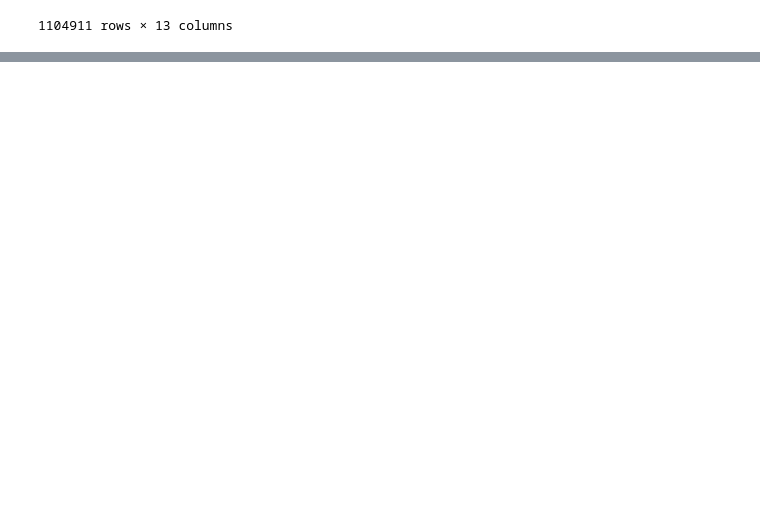
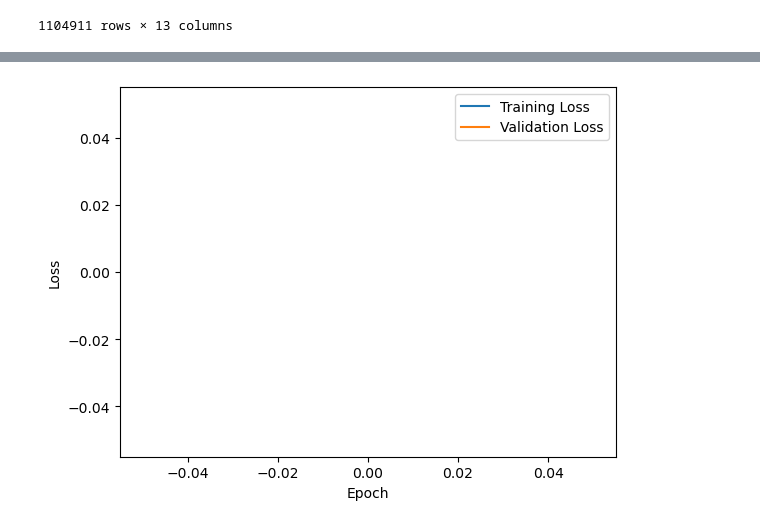
Before and after one commit to Iarla-Boyce/MSc-Project, a Jupyter notebook: DNN Forecaster.ipynb, the cells around one changed output, grey strips where cells are left out. Cells and saved outputs as stored; diff of their text form; code cells hidden in the pictures; blank space fills up the shorter version.

```diff
--- a/DNN Forecaster.ipynb
+++ b/DNN Forecaster.ipynb
@@ -416,0 +182,2 @@ ValueError: Can only compare identically-labeled Series objects
+# %%
+df['grid_cell_id'] = df['projection_x'].astype(str) + '_' + df['projection_y'].astype(str) + '_' + df['Month'].astype(str)  + '_' + df['Year'].astype(str)
@@ -416,0 +253,38 @@ ValueError: Can only compare identically-labeled Series objects
+# %%
+import torch
+import torch.nn as nn
+from torch.utils.data import DataLoader, TensorDataset
+import matplotlib.pyplot as plt
+
+class MLPForecaster(nn.Module):
+    def __init__(self, input_size):
+        super(MLPForecaster, self).__init__()
+        self.fc1 = nn.Linear(input_size, 64)
+        self.fc2 = nn.Linear(64, 1)
+
+    def forward(self, x):
+        x = torch.relu(self.fc1(x))
+        x = self.fc2(x)
+        return x
+# %%
+split_index = int(0.8 * len(df))
+
+target = df['Temp'].copy() # Create a copy of the 'Temp' column
+df = df.drop(['Temp', 'grid_cell_id'], axis=1)  # Now, you can safely drop it
+
+X_train = df.iloc[:split_index]
+X_val = df.iloc[split_index:]
+
+y_train = target.iloc[:split_index].values[:, None]
+y_val = target.iloc[split_index:].values[:, None]
+
+X_train = X_train.values
+X_val = X_val.values
+
+train_data = TensorDataset(torch.tensor(X_train).float(), torch.tensor(y_train).float())
+val_data = TensorDataset(torch.tensor(X_val).float(), torch.tensor(y_val).float())
+
+train_loader = DataLoader(train_data, batch_size=32, shuffle=False)
+val_loader = DataLoader(val_data, batch_size=32, shuffle=False)
+
+print(y_train.shape, y_val.shape)
@@ -416,0 +352,4 @@ ValueError: Can only compare identically-labeled Series objects
+# %%
+model = MLPForecaster(input_size=13)
+train_model(model, train_loader, val_loader, num_epochs=50)
+# %% [output]
@@ -416,0 +373 @@ ValueError: Can only compare identically-labeled Series objects
+[figure, added]
```
Also changed, not shown: parts of 17 cells of this notebook, 4 other files.
